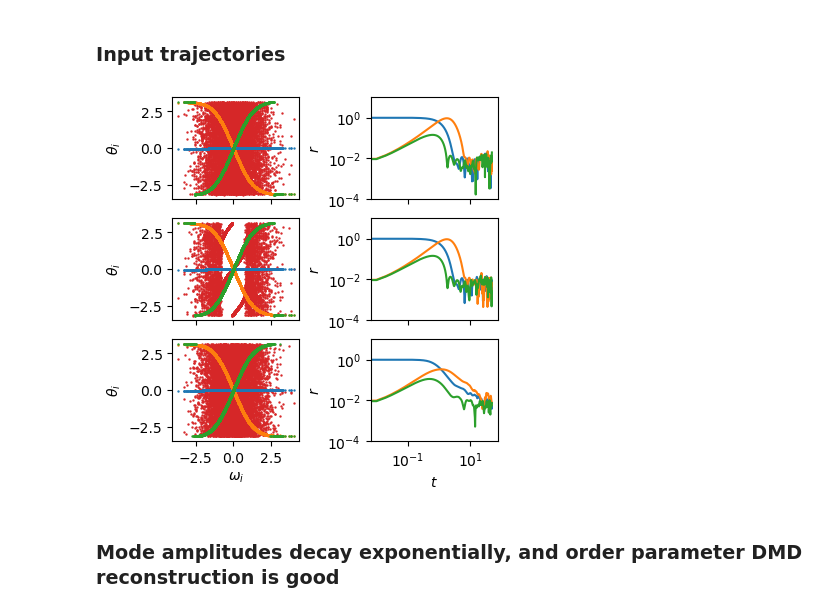
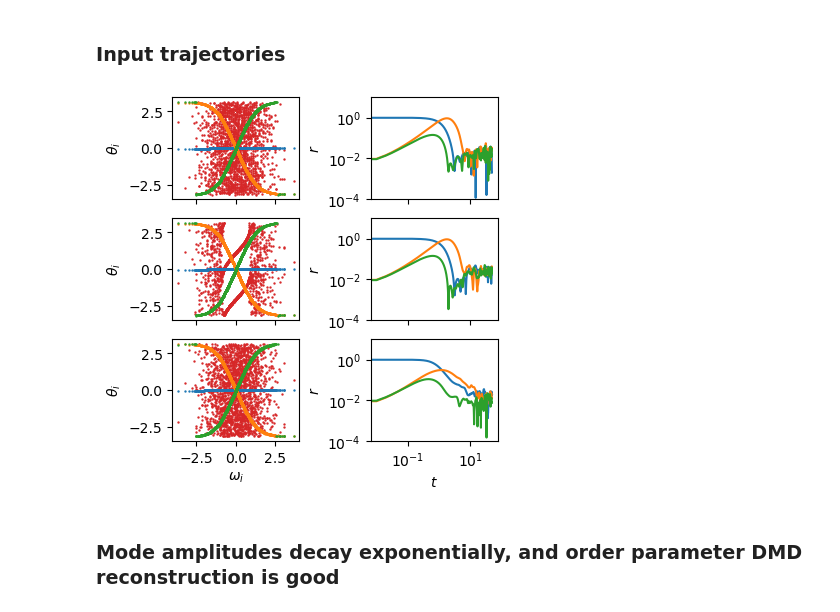
Before and after one commit to znicolaou/kuramoto, a Jupyter notebook: dmdplot.ipynb, the cells around one changed output. Cells and saved outputs as stored; diff of their text form; code cells hidden in the pictures.

```diff
--- a/dmdplot.ipynb
+++ b/dmdplot.ipynb
@@ -75,8 +75,8 @@ colors = [
 ### Input trajectories
 # %%
 # filebases=['data/dmd1/','data/dmd2/','data/dmd3/']
-# filebases=['data/dmd4/','data/dmd5/','data/dmd6/']
-filebases=['data/dmd7/','data/dmd8/','data/dmd9/']
+filebases=['data/dmd4/','data/dmd5/','data/dmd6/']
+# filebases=['data/dmd7/','data/dmd8/','data/dmd9/']
 fig,axs=plt.subplots(3,2,figsize=(4,4) ,constrained_layout=True)
 
 numtraj=3
@@ -102,34 +102,34 @@ for m in range(len(filebases)):
 
         plt.subplot(3,2,2+2*m)
         plt.plot(np.arange(len(orders))*dt,orders,c=colors[n],zorder=-5)
         plt.gca().set_rasterization_zorder(0)
         plt.xscale('log')
         plt.yscale('log')
         plt.ylabel('$r$')
         plt.ylim(1E-4,1E1)
         if m<2:
             plt.gca().set_xticklabels([])
         else:
             plt.xlabel('$t$')
 
 
         plt.subplot(3,2,1+2*m)
         plt.scatter(omega,np.mod(thetas[0]+np.pi,2*np.pi)-np.pi,s=0.5,zorder=-5)
         plt.gca().set_rasterization_zorder(0)
         plt.ylabel(r'$\theta_i$')
 
         if m<2:
             plt.gca().set_xticklabels([])
         else:
             plt.xlabel('$\omega_i$')
     plt.subplot(3,2,1+2*m)
     plt.scatter(omega,np.mod(thetas[-1]+np.pi,2*np.pi)-np.pi,s=0.5,zorder=-6)
 
 
 # plt.savefig('oscillatordmd1.pdf',dpi=200)
 plt.show()
 # %% [output]
-[figure, old version]
+[figure, new version]
 # %% [markdown]
 ### Mode amplitudes decay exponentially, and order parameter DMD reconstruction is good
 # %%
```
Also changed, not shown: parts of 6 cells of this notebook, 3 other files.
